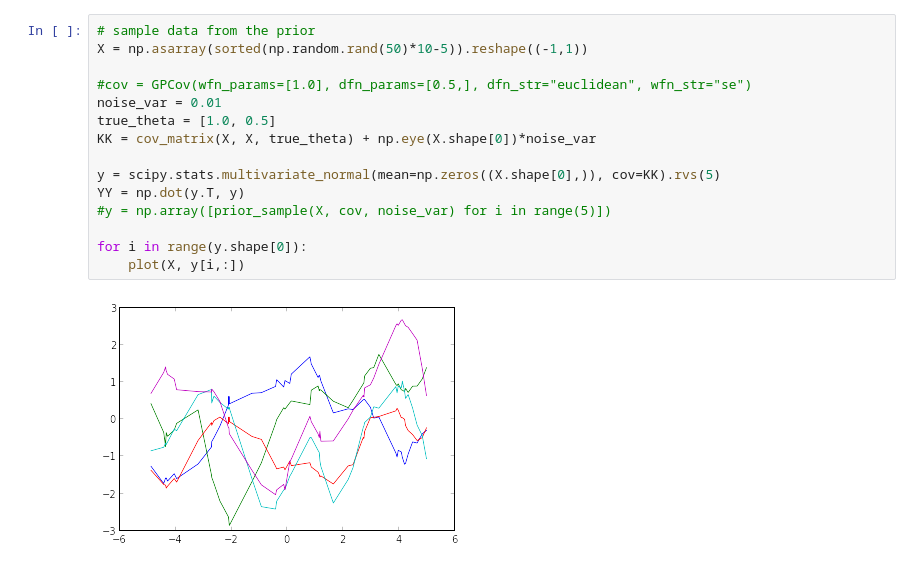
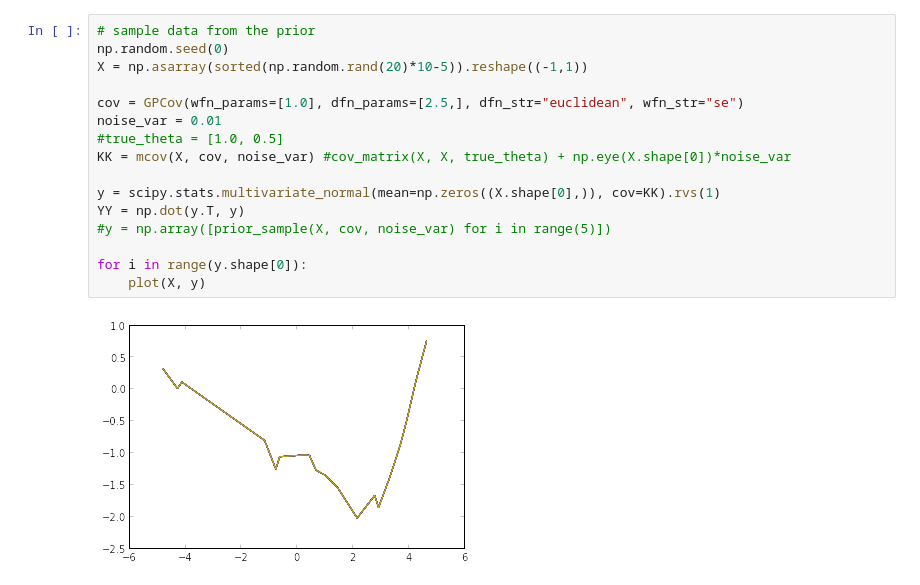
Before and after one commit to davmre/sigvisa, a Jupyter notebook: notebooks/gplvm_local.ipynb, the cells around one changed output. Drawn from its saved outputs; the diff is of its cells as text.

```diff
--- a/notebooks/gplvm_local.ipynb
+++ b/notebooks/gplvm_local.ipynb
@@ -36,21 +14,22 @@ def plot_std(x, y, stds):
     fill_between(x, y, y-2*stds, facecolor='blue', alpha=0.2)
 # %%
 # sample data from the prior
-X = np.asarray(sorted(np.random.rand(50)*10-5)).reshape((-1,1))
+np.random.seed(0)
+X = np.asarray(sorted(np.random.rand(20)*10-5)).reshape((-1,1))
 
-#cov = GPCov(wfn_params=[1.0], dfn_params=[0.5,], dfn_str="euclidean", wfn_str="se")
+cov = GPCov(wfn_params=[1.0], dfn_params=[2.5,], dfn_str="euclidean", wfn_str="se")
 noise_var = 0.01
-true_theta = [1.0, 0.5]
-KK = cov_matrix(X, X, true_theta) + np.eye(X.shape[0])*noise_var
+#true_theta = [1.0, 0.5]
+KK = mcov(X, cov, noise_var) #cov_matrix(X, X, true_theta) + np.eye(X.shape[0])*noise_var
 
-y = scipy.stats.multivariate_normal(mean=np.zeros((X.shape[0],)), cov=KK).rvs(5)
+y = scipy.stats.multivariate_normal(mean=np.zeros((X.shape[0],)), cov=KK).rvs(1)
 YY = np.dot(y.T, y)
 #y = np.array([prior_sample(X, cov, noise_var) for i in range(5)])
 
 for i in range(y.shape[0]):
-    plot(X, y[i,:])
+    plot(X, y)
 # %% [output]
-[figure, old version]
+[figure, new version]
 # %%
 def vec(scalar):
     return np.array((scalar,), dtype=np.float)
```
Also changed, not shown: parts of 20 cells of this notebook, 1 other file.
